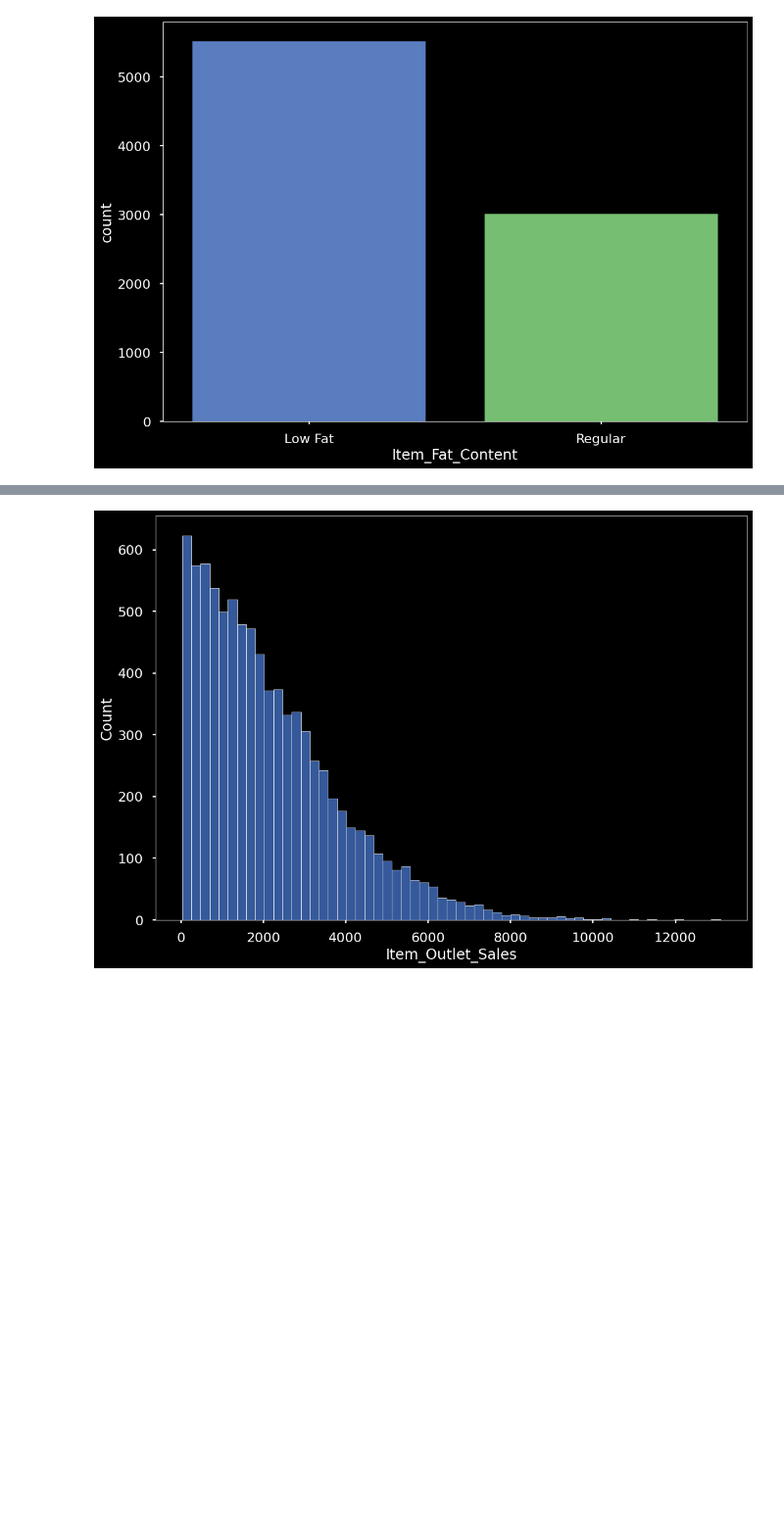
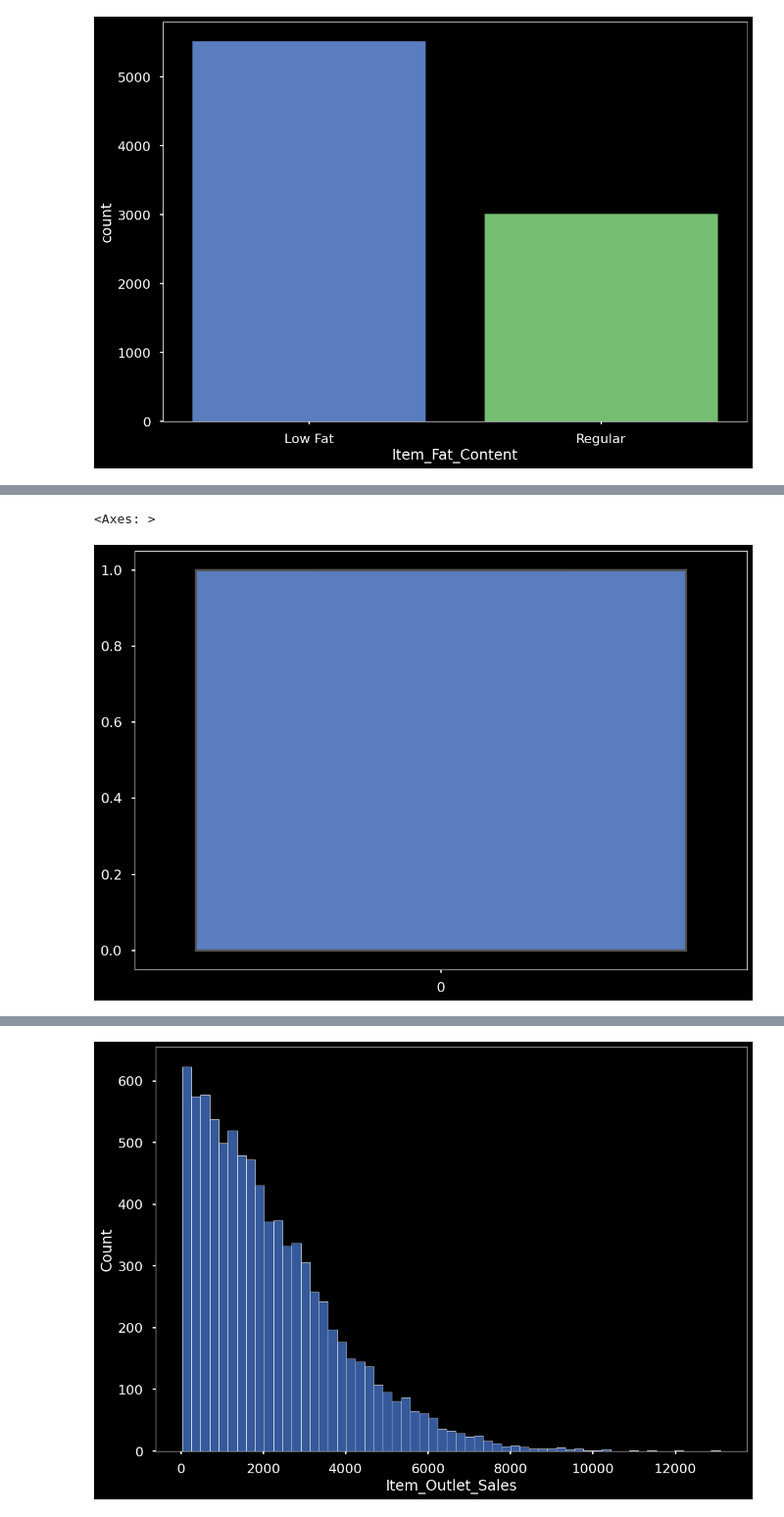
Before and after one commit to davegbade/Prediction-of-Product-Sales, a Jupyter notebook: Prediction of Product Sales.ipynb, the cells around one changed output, grey strips where cells are left out. Shown at 98% size. Cells and saved outputs as stored; diff of their text form; code cells hidden in the pictures; blank space fills up the shorter version.

```diff
--- a/Prediction of Product Sales.ipynb
+++ b/Prediction of Product Sales.ipynb
@@ -329,0 +336,10 @@ ax = sns.countplot(data = df_sale_predictions, x = 'Item_Fat_Content');
+# %%
+# Create boxplot for Item_Fat_Content
+# Convert string values to numeric values
+df_sale_predictions['Item_Fat_Content'] = df_sale_predictions['Item_Fat_Content'].replace({'Low Fat': 0, 'Regular': 1})
+
+# Create boxplot for Item_Fat_Content using seaborn
+sns.boxplot(df_sale_predictions['Item_Fat_Content'])
+# %% [output]
+<Axes: >
+[figure, added]
```
Also changed, not shown: parts of 10 cells of this notebook.
